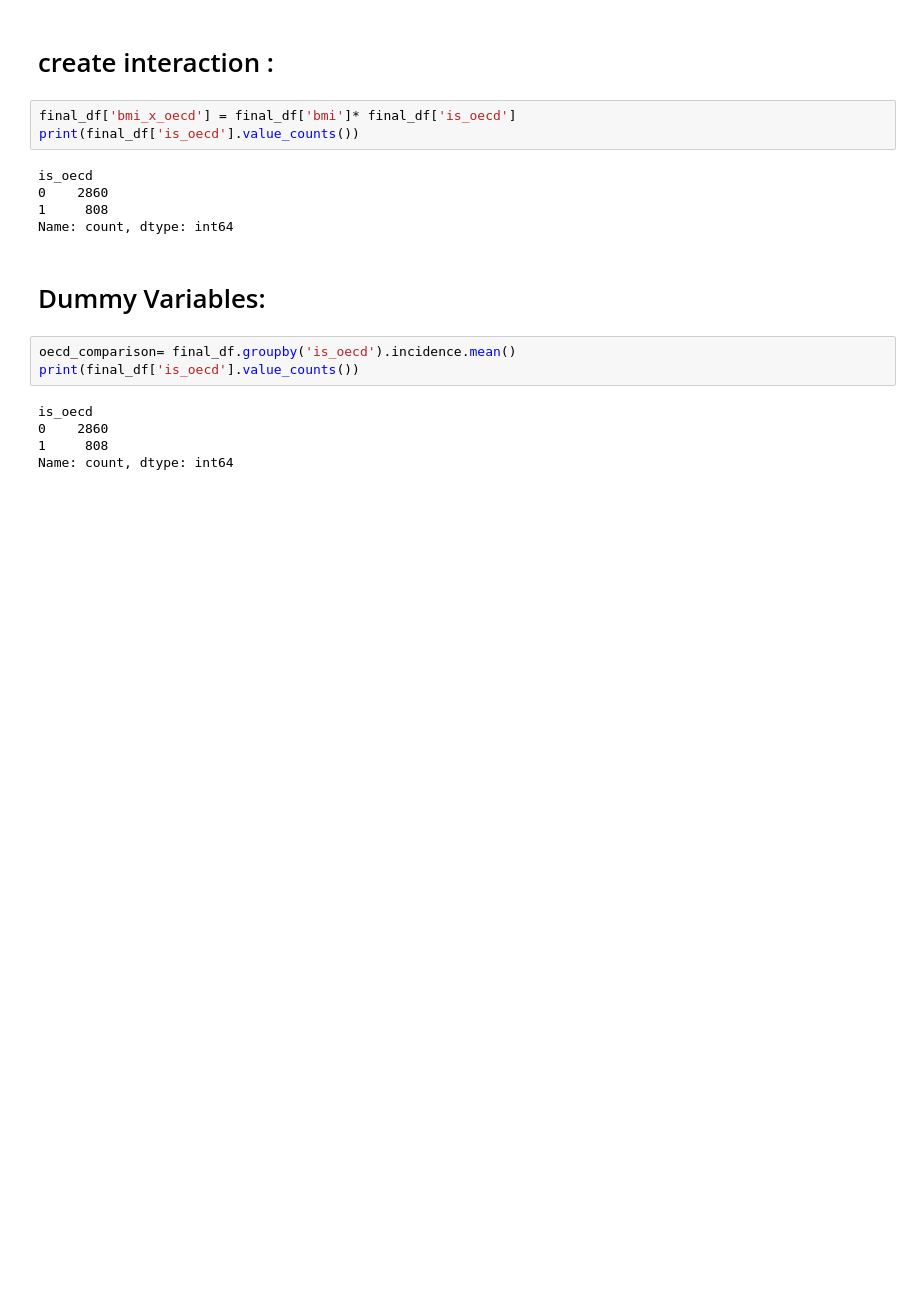
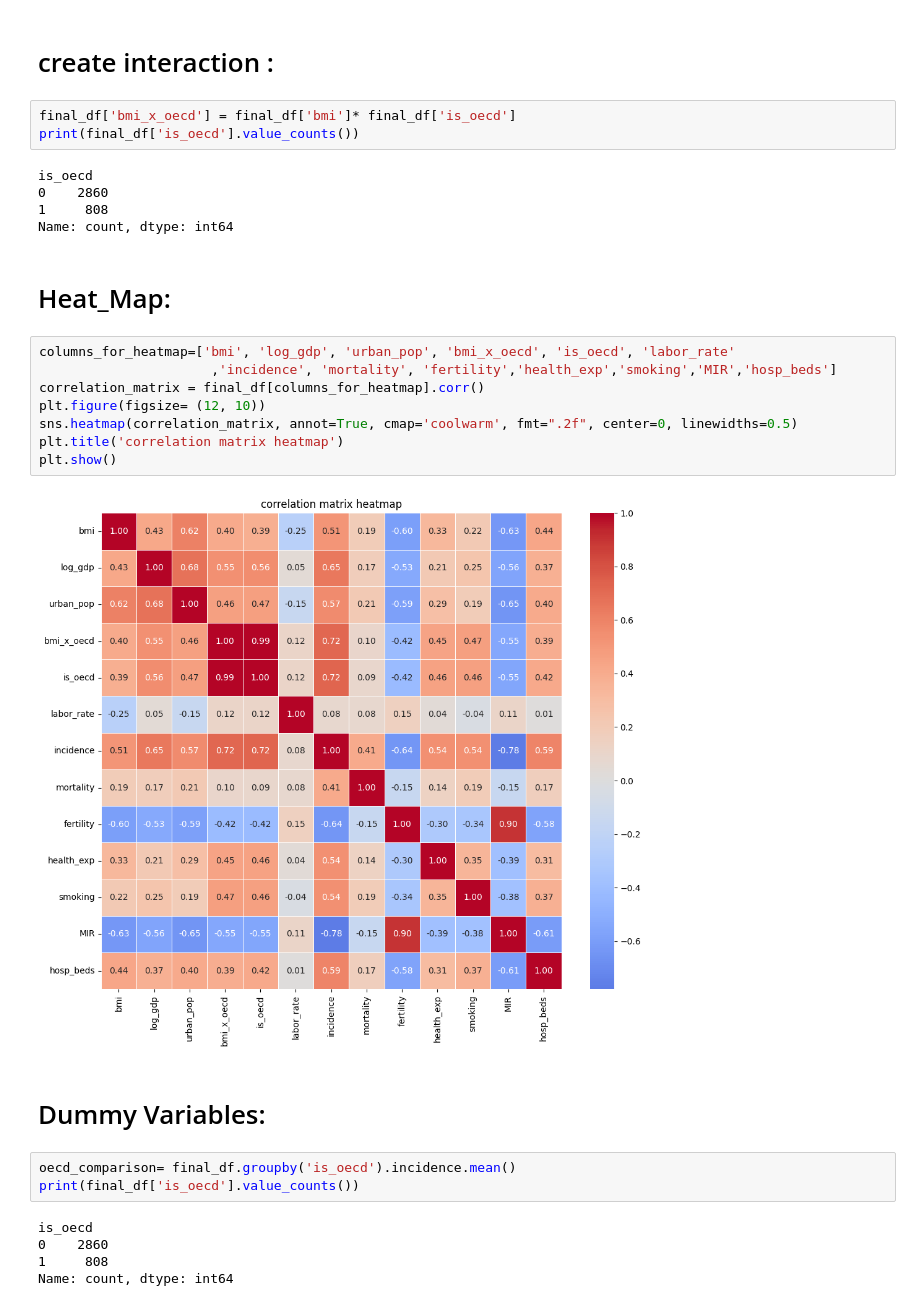
Before and after one commit to Mary-Moradi/BreastCancer_Burden_PanelStudy, a Jupyter notebook: making fix effect regressions mortality.ipynb, the cells around one changed output. Cells and saved outputs as stored; diff of their text form; blank space fills up the shorter version.

```diff
--- a/making fix effect regressions mortality.ipynb
+++ b/making fix effect regressions mortality.ipynb
@@ -75,6 +75,18 @@ is_oecd
 0    2860
 1     808
 Name: count, dtype: int64
+# %% [markdown]
+# Heat_Map:
+# %%
+columns_for_heatmap=['bmi', 'log_gdp', 'urban_pop', 'bmi_x_oecd', 'is_oecd', 'labor_rate'
+                      ,'incidence', 'mortality', 'fertility','health_exp','smoking','MIR','hosp_beds']
+correlation_matrix = final_df[columns_for_heatmap].corr()
+plt.figure(figsize= (12, 10))
+sns.heatmap(correlation_matrix, annot=True, cmap='coolwarm', fmt=".2f", center=0, linewidths=0.5)
+plt.title('correlation matrix heatmap')
+plt.show()
+# %% [output]
+[figure, added]
 # %% [markdown]
 # Dummy Variables:
 # %%
```
Also changed, not shown: parts of 39 cells of this notebook, 13 other files.
